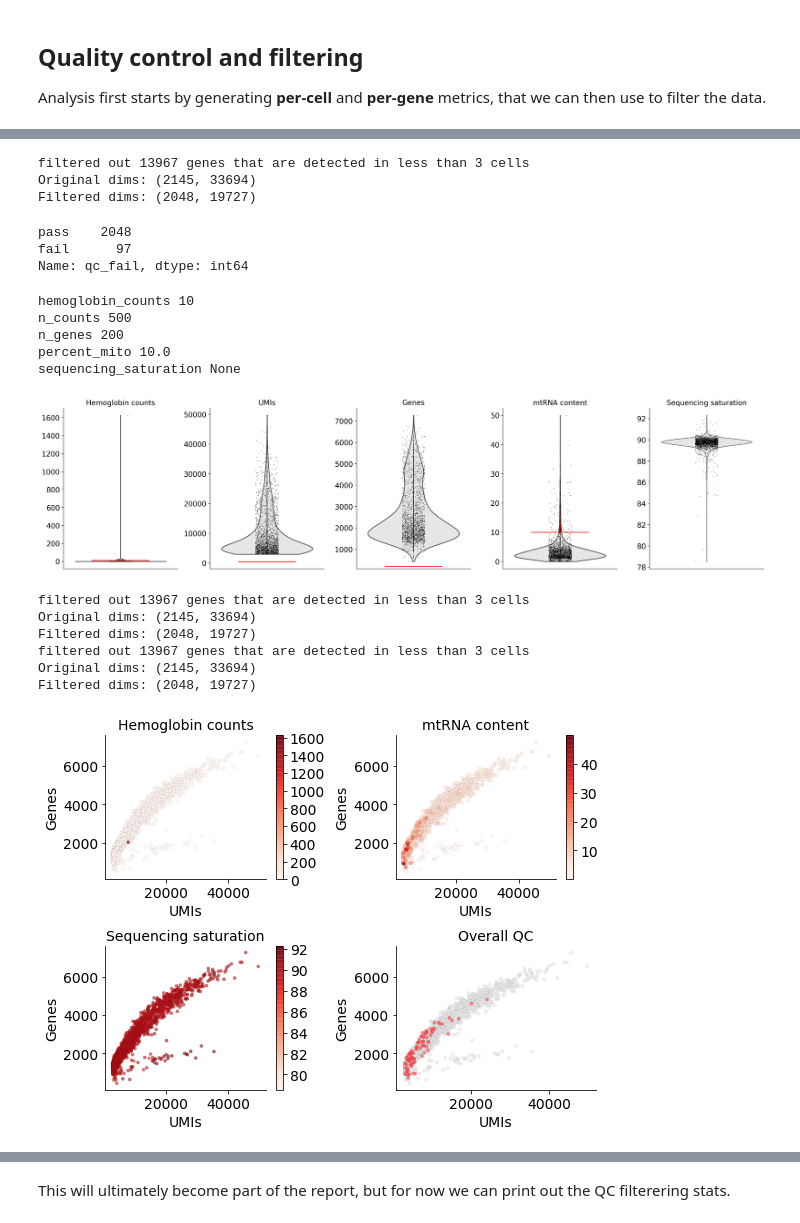
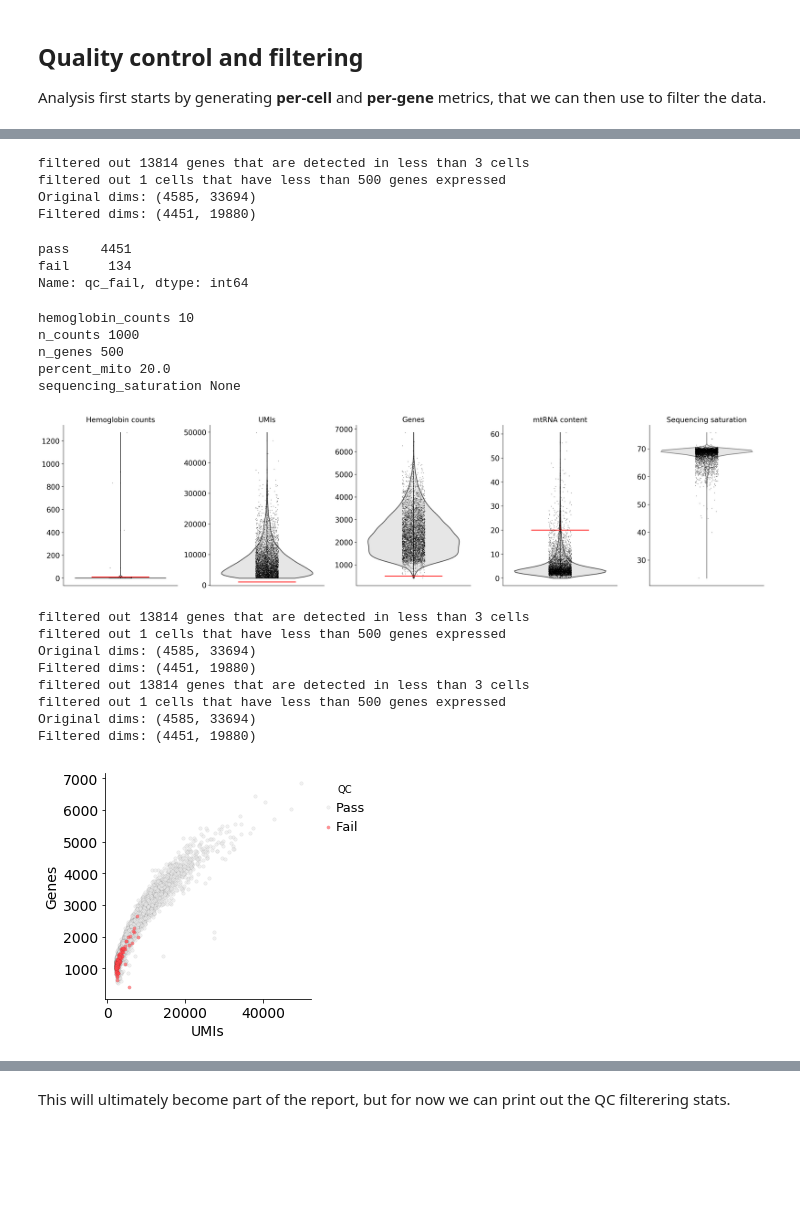
Before and after one commit to TheJacksonLaboratory/scanpy_recipes, a Jupyter notebook: examples/Analysis-Template_expert.ipynb, the cells around one changed output, grey strips where cells are left out. Drawn from its saved outputs; the diff is of its cells as text; code cells hidden in the pictures; blank space fills up the shorter version.

```diff
--- a/examples/Analysis-Template_expert.ipynb
+++ b/examples/Analysis-Template_expert.ipynb
@@ -15,5 +18,7 @@ import seaborn as sns
 # %% [markdown]
 ## Loading data
+# %%
+ac = sc.AnalysisConfig()
 # %%
 config_string = """
 [names]
@@ -40,5 +45,5 @@ PR18016 = /fastscratch/flynnb/test-outputs
 """
 config = ac.read(config_string)
 # %%
-adata_raw = sc.load_10x_data("PR18016", config)
+adata_raw = sc.load_10x_data("PR18031", config)
 # %% [output]
@@ -71,44 +76,47 @@ sequencing_saturation False
 qc_params = dict(
     min_cells_per_gene=3,
     min_counts_per_gene=3,
-    min_counts_per_cell=500,
-    min_genes_per_cell=200,
+    min_counts_per_cell=1000,
+    min_genes_per_cell=500,
     sequencing_saturation=None,
-    percent_mito=10.0,
+    percent_mito=20.0,
     rbc_threshold=10
 )
 # %%
 trial = sc.qc.run_qc(adata_raw, trial=True, **qc_params)
 # %% [output]
-filtered out 13967 genes that are detected in less than 3 cells
-Original dims: (2145, 33694)
-Filtered dims: (2048, 19727)
+filtered out 13814 genes that are detected in less than 3 cells
+filtered out 1 cells that have less than 500 genes expressed
+Original dims: (4585, 33694)
+Filtered dims: (4451, 19880)
 # %%
 trial.obs.qc_fail.value_counts()
 # %% [output]
-pass    2048
-fail      97
+pass    4451
+fail     134
 Name: qc_fail, dtype: int64
 # %%
 qc_fig1 = sc.pl.qc_violins(trial, return_fig=True)
 # %% [output]
 hemoglobin_counts 10
-n_counts 500
-n_genes 200
-percent_mito 10.0
+n_counts 1000
+n_genes 500
+percent_mito 20.0
 sequencing_saturation None
-[figure, old version]
+[figure, new version]
 # %%
 trial = sc.qc.run_qc(adata_raw, trial=True, **qc_params)
 adata_qc = sc.qc.run_qc(adata_raw, trial=False, **qc_params)
 # %% [output]
-filtered out 13967 genes that are detected in less than 3 cells
-Original dims: (2145, 33694)
-Filtered dims: (2048, 19727)
-filtered out 13967 genes that are detected in less than 3 cells
-Original dims: (2145, 33694)
-Filtered dims: (2048, 19727)
+filtered out 13814 genes that are detected in less than 3 cells
+filtered out 1 cells that have less than 500 genes expressed
+Original dims: (4585, 33694)
+Filtered dims: (4451, 19880)
+filtered out 13814 genes that are detected in less than 3 cells
+filtered out 1 cells that have less than 500 genes expressed
+Original dims: (4585, 33694)
+Filtered dims: (4451, 19880)
 # %%
-qc_fig2 = sc.pl.genes_umis_scatter(trial, return_fig=True)
+qc_fig2 = sc.pl.qc_pass_fail(trial, return_fig=True)
 # %% [output]
-[figure, old version]
+[figure, new version]
```
Also changed, not shown: parts of 24 cells of this notebook, 1 other file.
